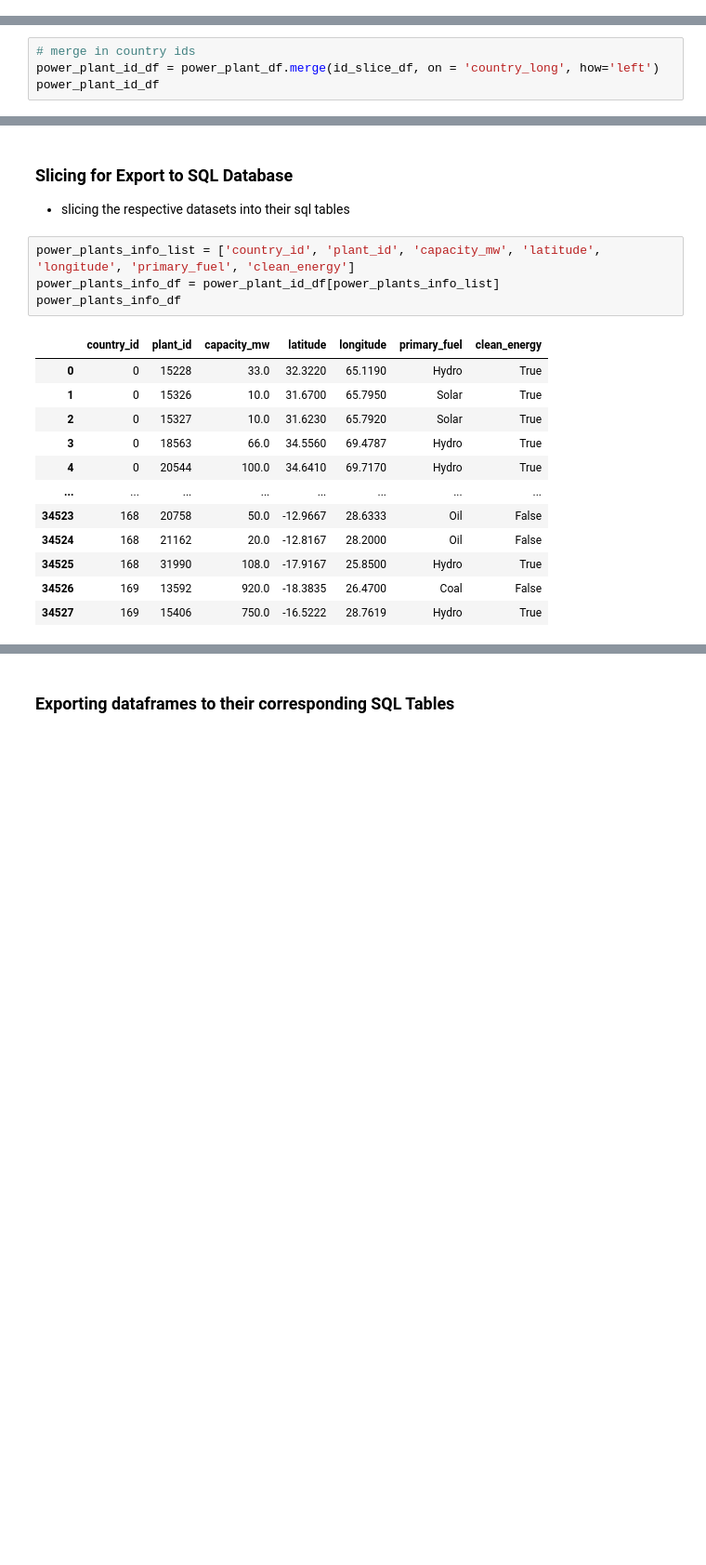
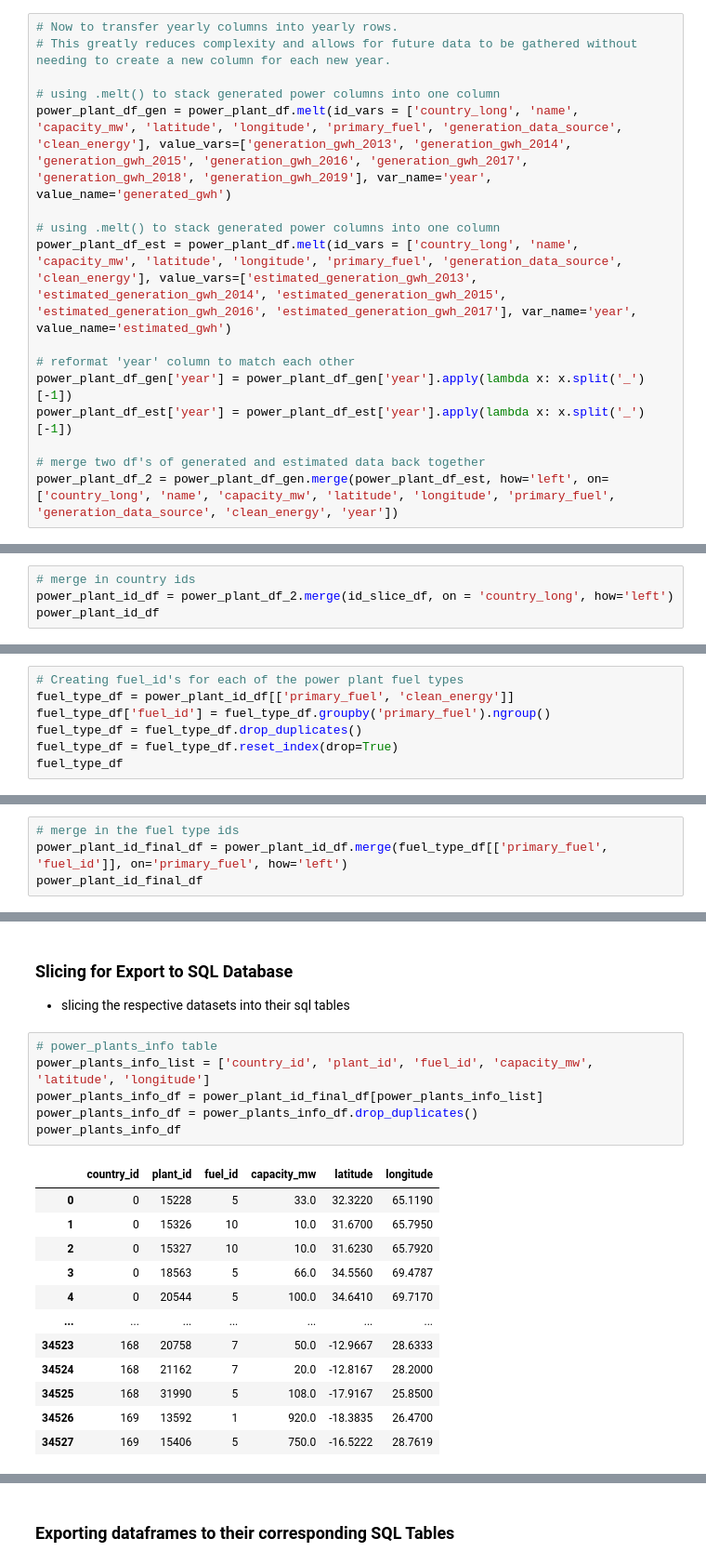
Before and after one commit to JacobTrevithick/Climate-Change-Visualizations, a Jupyter notebook: data_cleaning_pipeline.ipynb, the cells around one changed output, grey strips where cells are left out. Shown at 93% size. Saved outputs shown, nothing was run; the diff lists cells and outputs as text; blank space fills up the shorter version.

Commit message:
Updated DB and reworked querying to match

```diff
--- a/data_cleaning_pipeline.ipynb
+++ b/data_cleaning_pipeline.ipynb
@@ -177,0 +169,16 @@ power_plant_df.head()
+# %%
+# Now to transfer yearly columns into yearly rows.
+# This greatly reduces complexity and allows for future data to be gathered without needing to create a new column for each new year.
+
+# using .melt() to stack generated power columns into one column
+power_plant_df_gen = power_plant_df.melt(id_vars = ['country_long', 'name', 'capacity_mw', 'latitude', 'longitude', 'primary_fuel', 'generation_data_source', 'clean_energy'], value_vars=['generation_gwh_2013', 'generation_gwh_2014', 'generation_gwh_2015', 'generation_gwh_2016', 'generation_gwh_2017', 'generation_gwh_2018', 'generation_gwh_2019'], var_name='year', value_name='generated_gwh')
+
+# using .melt() to stack generated power columns into one column
+power_plant_df_est = power_plant_df.melt(id_vars = ['country_long', 'name', 'capacity_mw', 'latitude', 'longitude', 'primary_fuel', 'generation_data_source', 'clean_energy'], value_vars=['estimated_generation_gwh_2013', 'estimated_generation_gwh_2014', 'estimated_generation_gwh_2015', 'estimated_generation_gwh_2016', 'estimated_generation_gwh_2017'], var_name='year', value_name='estimated_gwh')
+
+# reformat 'year' column to match each other
+power_plant_df_gen['year'] = power_plant_df_gen['year'].apply(lambda x: x.split('_')[-1])
+power_plant_df_est['year'] = power_plant_df_est['year'].apply(lambda x: x.split('_')[-1])
+
+# merge two df's of generated and estimated data back together
+power_plant_df_2 = power_plant_df_gen.merge(power_plant_df_est, how='left', on=['country_long', 'name', 'capacity_mw', 'latitude', 'longitude', 'primary_fuel', 'generation_data_source', 'clean_energy', 'year'])
@@ -304,6 +309,6 @@ id_slice_df
 170 rows × 2 columns
 # %%
 # merge in country ids
-power_plant_id_df = power_plant_df.merge(id_slice_df, on = 'country_long', how='left')
+power_plant_id_df = power_plant_df_2.merge(id_slice_df, on = 'country_long', how='left')
 power_plant_id_df
 # %% [output]
@@ -382,0 +384,7 @@ memory usage: 5.8+ MB
+# %%
+# Creating fuel_id's for each of the power plant fuel types
+fuel_type_df = power_plant_id_df[['primary_fuel', 'clean_energy']]
+fuel_type_df['fuel_id'] = fuel_type_df.groupby('primary_fuel').ngroup()
+fuel_type_df = fuel_type_df.drop_duplicates()
+fuel_type_df = fuel_type_df.reset_index(drop=True)
+fuel_type_df
@@ -382,0 +412,4 @@ memory usage: 5.8+ MB
+# %%
+# merge in the fuel type ids
+power_plant_id_final_df = power_plant_id_df.merge(fuel_type_df[['primary_fuel', 'fuel_id']], on='primary_fuel', how='left')
+power_plant_id_final_df
@@ -384,19 +431,21 @@ memory usage: 5.8+ MB
 ### Slicing for Export to SQL Database
 * slicing the respective datasets into their sql tables
 # %%
-power_plants_info_list = ['country_id', 'plant_id', 'capacity_mw', 'latitude', 'longitude', 'primary_fuel', 'clean_energy']
-power_plants_info_df = power_plant_id_df[power_plants_info_list]
+# power_plants_info table
+power_plants_info_list = ['country_id', 'plant_id', 'fuel_id', 'capacity_mw', 'latitude', 'longitude']
+power_plants_info_df = power_plant_id_final_df[power_plants_info_list]
+power_plants_info_df = power_plants_info_df.drop_duplicates()
 power_plants_info_df
 # %% [output]
-|  | country_id | plant_id | capacity_mw | latitude | longitude | primary_fuel | clean_energy |
-| 0 | 0 | 15228 | 33.0 | 32.3220 | 65.1190 | Hydro | True |
-| 1 | 0 | 15326 | 10.0 | 31.6700 | 65.7950 | Solar | True |
-| 2 | 0 | 15327 | 10.0 | 31.6230 | 65.7920 | Solar | True |
-| 3 | 0 | 18563 | 66.0 | 34.5560 | 69.4787 | Hydro | True |
-| 4 | 0 | 20544 | 100.0 | 34.6410 | 69.7170 | Hydro | True |
-| ... | ... | ... | ... | ... | ... | ... | ... |
-| 34523 | 168 | 20758 | 50.0 | -12.9667 | 28.6333 | Oil | False |
-| 34524 | 168 | 21162 | 20.0 | -12.8167 | 28.2000 | Oil | False |
-| 34525 | 168 | 31990 | 108.0 | -17.9167 | 25.8500 | Hydro | True |
-| 34526 | 169 | 13592 | 920.0 | -18.3835 | 26.4700 | Coal | False |
-| 34527 | 169 | 15406 | 750.0 | -16.5222 | 28.7619 | Hydro | True |
+|  | country_id | plant_id | fuel_id | capacity_mw | latitude | longitude |
+| 0 | 0 | 15228 | 5 | 33.0 | 32.3220 | 65.1190 |
+| 1 | 0 | 15326 | 10 | 10.0 | 31.6700 | 65.7950 |
+| 2 | 0 | 15327 | 10 | 10.0 | 31.6230 | 65.7920 |
+| 3 | 0 | 18563 | 5 | 66.0 | 34.5560 | 69.4787 |
+| 4 | 0 | 20544 | 5 | 100.0 | 34.6410 | 69.7170 |
+| ... | ... | ... | ... | ... | ... | ... |
+| 34523 | 168 | 20758 | 7 | 50.0 | -12.9667 | 28.6333 |
+| 34524 | 168 | 21162 | 7 | 20.0 | -12.8167 | 28.2000 |
+| 34525 | 168 | 31990 | 5 | 108.0 | -17.9167 | 25.8500 |
+| 34526 | 169 | 13592 | 1 | 920.0 | -18.3835 | 26.4700 |
+| 34527 | 169 | 15406 | 5 | 750.0 | -16.5222 | 28.7619 |
```
Also changed, not shown: parts of 28 cells of this notebook, 3 other files.
